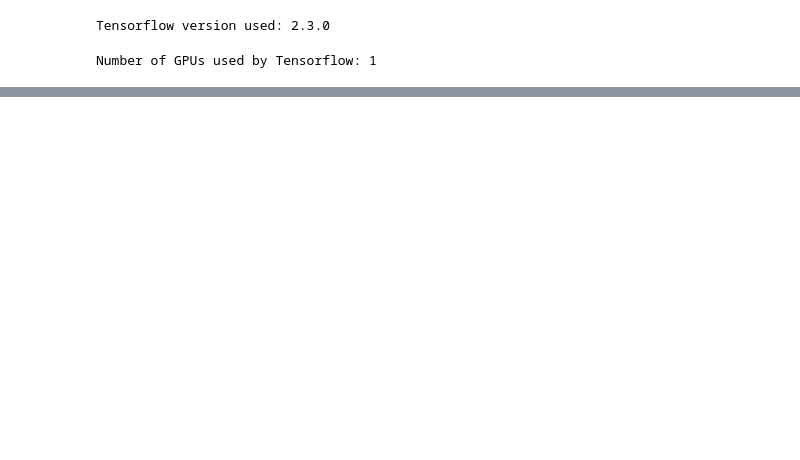
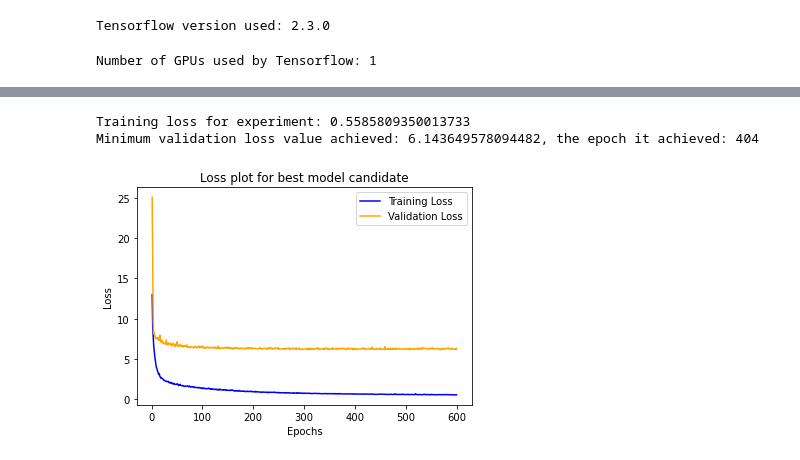
Before and after one commit to yusufdalva/CS559_Homework, a Jupyter notebook: Best Model Candidate 1.ipynb, the cells around one changed output, grey strips where cells are left out. Saved outputs shown, nothing was run; the diff lists cells and outputs as text; code cells hidden in the pictures; blank space fills up the shorter version.

```diff
--- a/Best Model Candidate 1.ipynb
+++ b/Best Model Candidate 1.ipynb
@@ -212,0 +327,9 @@ Epoch 100/100
+# %%
+model_metadata = get_candidate_model(non_regularized_model, 1e-4)
+cut_model = AgeModel(model_metadata, "channels_last")
+cut_model.build_comp_graph((None, 91, 91, 1))
+optim = tf.keras.optimizers.Adam(learning_rate=1e-4)
+loss = tf.keras.losses.MeanAbsoluteError()
+cut_model.compile(loss=loss, optimizer=optim)
+cut_history = cut_model.fit(x=train_samples, y=train_labels, epochs=600, verbose=2, validation_data=(val_samples, val_labels))
+cut_model.save("tmp/cut_model")
@@ -212,0 +354,6 @@ Epoch 100/100
+# %%
+visualize_experiment(cut_history)
+# %% [output]
+Training loss for experiment: 0.5585809350013733
+Minimum validation loss value achieved: 6.143649578094482, the epoch it achieved: 404
+[figure, added]
```
Also changed, not shown: parts of 38 cells of this notebook, 1 other file.
